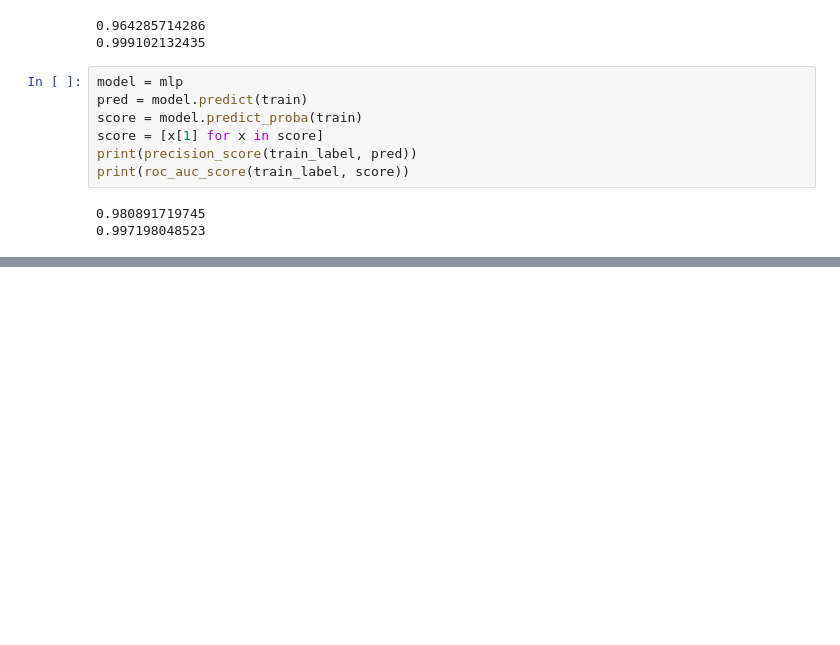
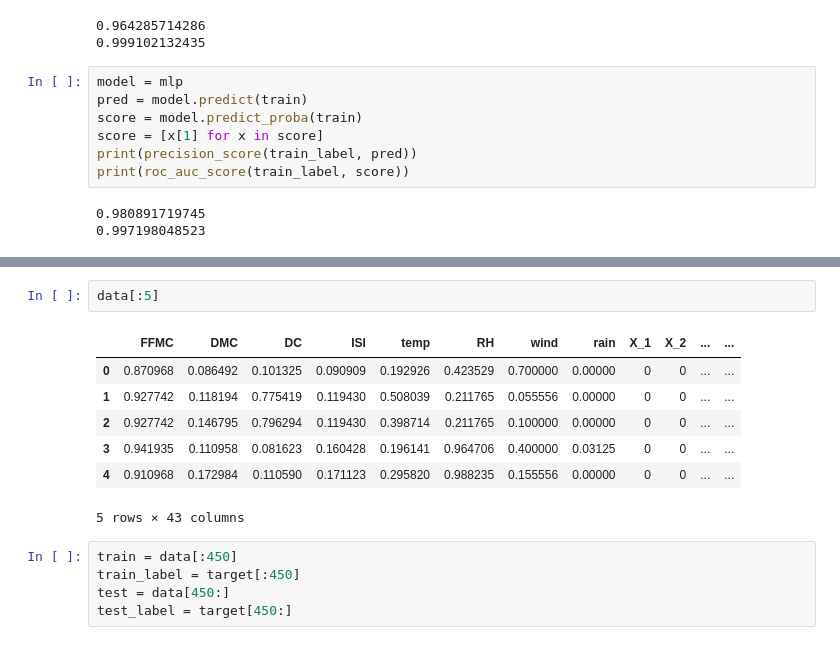
Before and after one commit to Akirara/GraduationDesign, a Jupyter notebook: code/compare.ipynb, the cells around one changed output, grey strips where cells are left out. Cells and saved outputs as stored; diff of their text form; blank space fills up the shorter version.

```diff
--- a/code/compare.ipynb
+++ b/code/compare.ipynb
@@ -222,0 +256,15 @@ print(roc_auc_score(train_label, score))
+# %%
+data[:5]
+# %% [output]
+|  | FFMC | DMC | DC | ISI | temp | RH | wind | rain | X_1 | X_2 | ... | ... |
+| 0 | 0.870968 | 0.086492 | 0.101325 | 0.090909 | 0.192926 | 0.423529 | 0.700000 | 0.00000 | 0 | 0 | ... | ... |
+| 1 | 0.927742 | 0.118194 | 0.775419 | 0.119430 | 0.508039 | 0.211765 | 0.055556 | 0.00000 | 0 | 0 | ... | ... |
+| 2 | 0.927742 | 0.146795 | 0.796294 | 0.119430 | 0.398714 | 0.211765 | 0.100000 | 0.00000 | 0 | 0 | ... | ... |
+| 3 | 0.941935 | 0.110958 | 0.081623 | 0.160428 | 0.196141 | 0.964706 | 0.400000 | 0.03125 | 0 | 0 | ... | ... |
+| 4 | 0.910968 | 0.172984 | 0.110590 | 0.171123 | 0.295820 | 0.988235 | 0.155556 | 0.00000 | 0 | 0 | ... | ... |
+5 rows × 43 columns
+# %%
+train = data[:450]
+train_label = target[:450]
+test = data[450:]
+test_label = target[450:]
```
Also changed, not shown: parts of 24 cells of this notebook, 1 other file.
